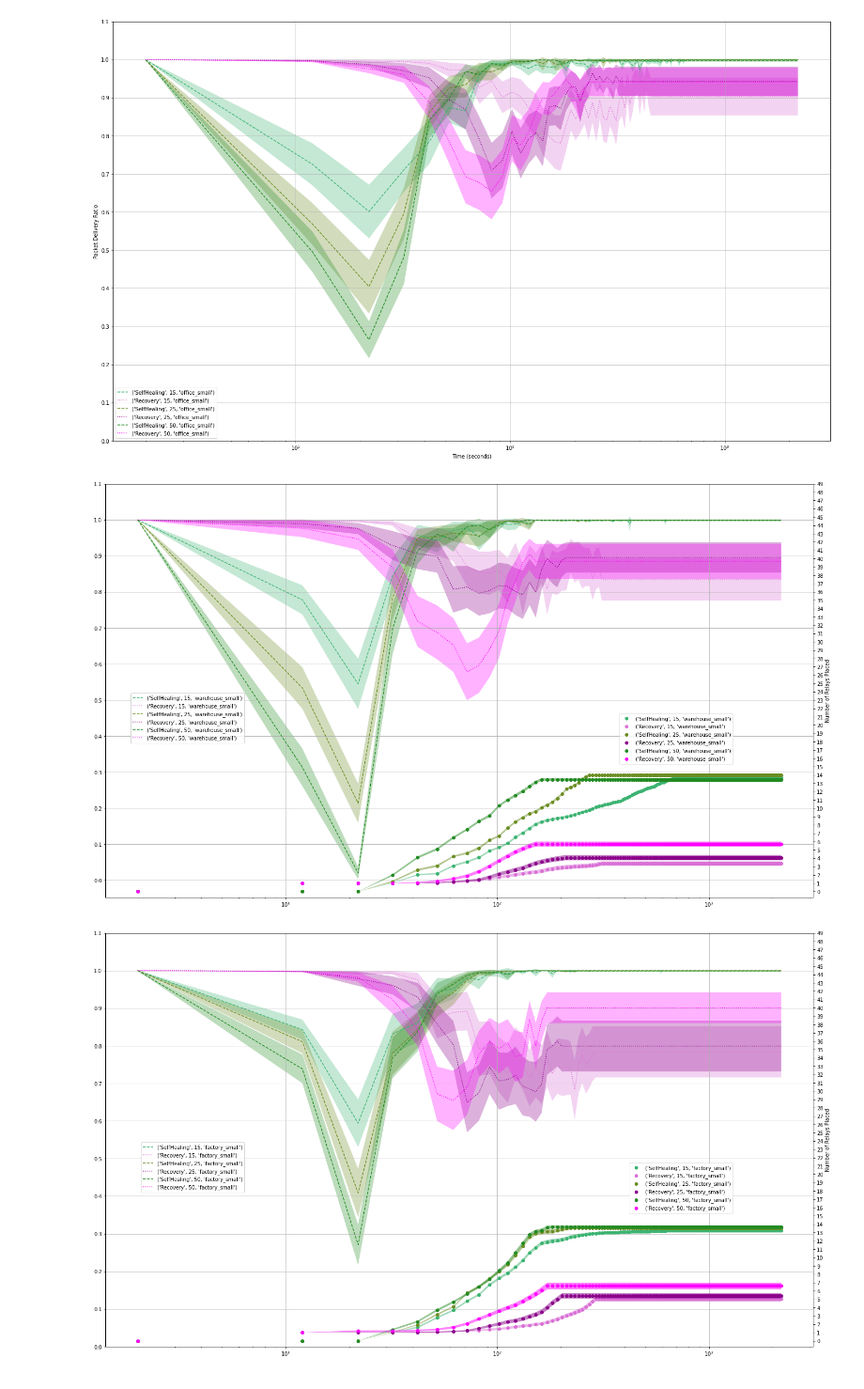
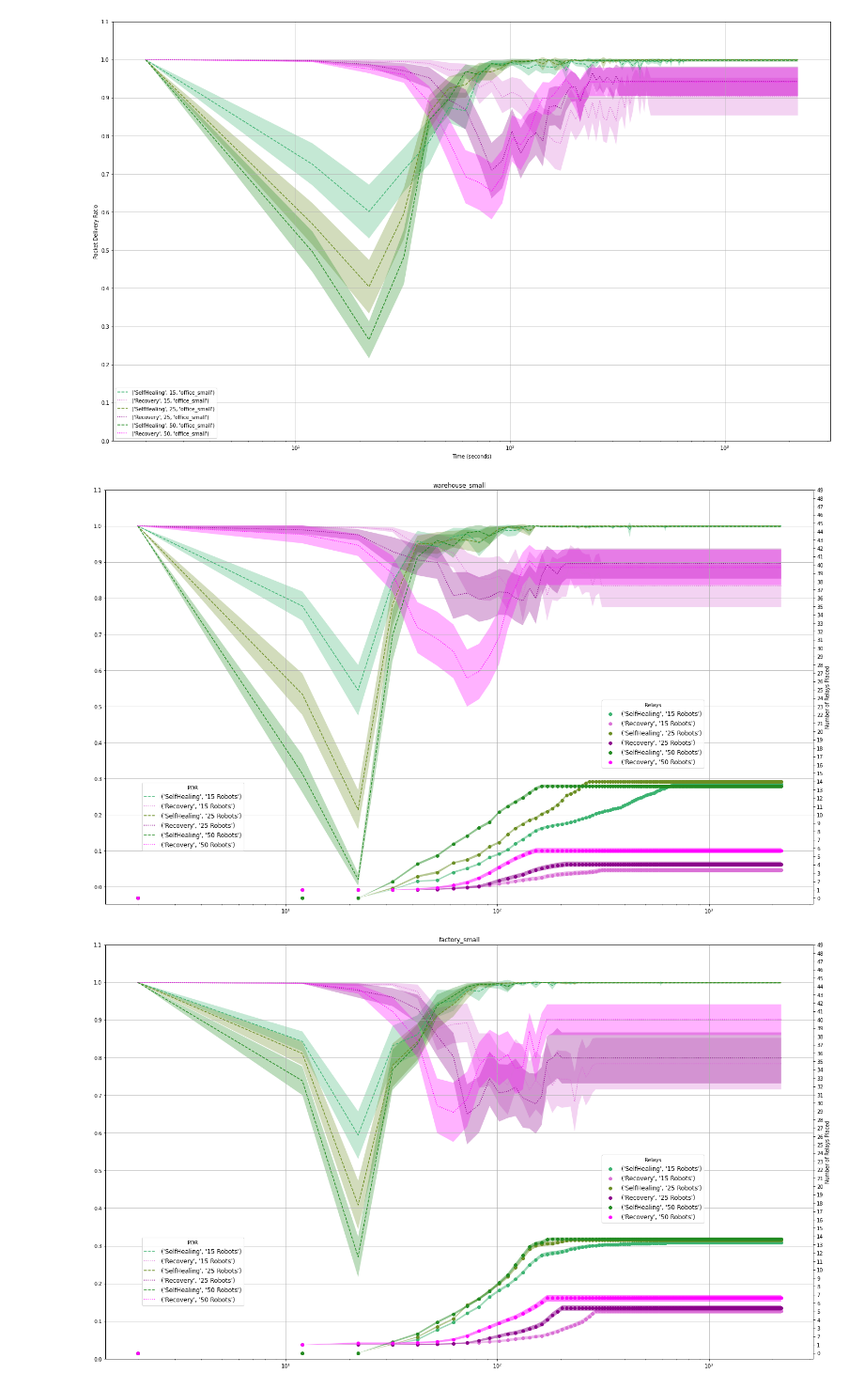
Before and after one commit to openwsn-berkeley/Atlas, a Jupyter notebook: AtlasAnalysis.ipynb, the cells around one changed output. Shown at 94% size. Drawn from its saved outputs; the diff is of its cells as text; code cells hidden in the pictures.

Commit message:
#250. updated plots

```diff
--- a/AtlasAnalysis.ipynb
+++ b/AtlasAnalysis.ipynb
@@ -548,38 +548,37 @@ for floorplan in floorplans:
 
                 # for relays
                 toPlot[value]["rmean"]    += [rm]
                 toPlot[value]["ryerr"]    += [rh]
                 toPlot[value]["ry1err"]   += [rm-rh]
                 toPlot[value]["ry2err"]   += [rm+rh]
 
 
             x                             = np.arange(2, maxtime+10, 10)
             y                             = toPlot[value]["mean"]
             yerr                          = toPlot[value]["yerr"]
-            lines[(floorplan, value)]     = ax.errorbar(x, y, linestyle=linestyles[relayAlgorithm],color=linecolors[(value, relayAlgorithm)],label=(relayAlgorithm, value, floorplan))
+            lines[(floorplan, value)]     = ax.errorbar(x, y, linestyle=linestyles[relayAlgorithm],color=linecolors[(value, relayAlgorithm)],label=(relayAlgorithm, str(value)+" Robots"))
             linesfill[(floorplan, value)] = ax.fill_between(x, toPlot[value]["y1err"], toPlot[value]["y2err"] ,alpha=0.3, facecolor=linecolors[(value, relayAlgorithm)])
 
             rx                             = np.arange(2, maxtime+10, 10)
             ry                             = toPlot[value]["rmean"]
             ryerr                          = toPlot[value]["ryerr"]
-            rlines[(floorplan, value)]     = ax2.scatter(rx, ry, c=linecolors[(value, relayAlgorithm)],label=(relayAlgorithm, value, floorplan))
+            rlines[(floorplan, value)]     = ax2.scatter(rx, ry, c=linecolors[(value, relayAlgorithm)],label=(relayAlgorithm, str(value)+" Robots"))
             rlinesfill[(floorplan, value)] = ax2.fill_between(x, toPlot[value]["ry1err"], toPlot[value]["ry2err"] ,alpha=0.5, facecolor=linecolors[(value, relayAlgorithm)])
 
     #convert x-axis to Logarithmic scale
     ax.grid(True)
+    plt.title(floorplan)
     plt.xscale("log")
     plt.xlabel("Time (seconds)")
     ax.set_yticks(np.arange(0, 1.2, 0.1))
     ax2.yaxis.set_ticks(np.arange(0, 50))
     plt.ylabel("Packet Delivery Ratio")
     ax2.set_ylabel('Number of Relays Placed')
-    ax.legend()
-    ax.legend(bbox_to_anchor=(0.19, 0.5))
-    ax2.legend()
-    ax2.legend(bbox_to_anchor=(0.89, 0.45))
+    ax.legend(bbox_to_anchor=(0.2, 0.3), title="PDR",fontsize='large', fancybox=True)
+    ax2.legend(bbox_to_anchor=(0.85, 0.5), title="Relays", fontsize='large', fancybox=True)
     ralllines     = rlines
     ralllinesfill = rlinesfill
     plt.show()
 # %% [output]
-[figure, old version]
+[figure, new version]
-[figure, old version]
+[figure, new version]
```
Also changed, not shown: parts of 1 cell of this notebook.
